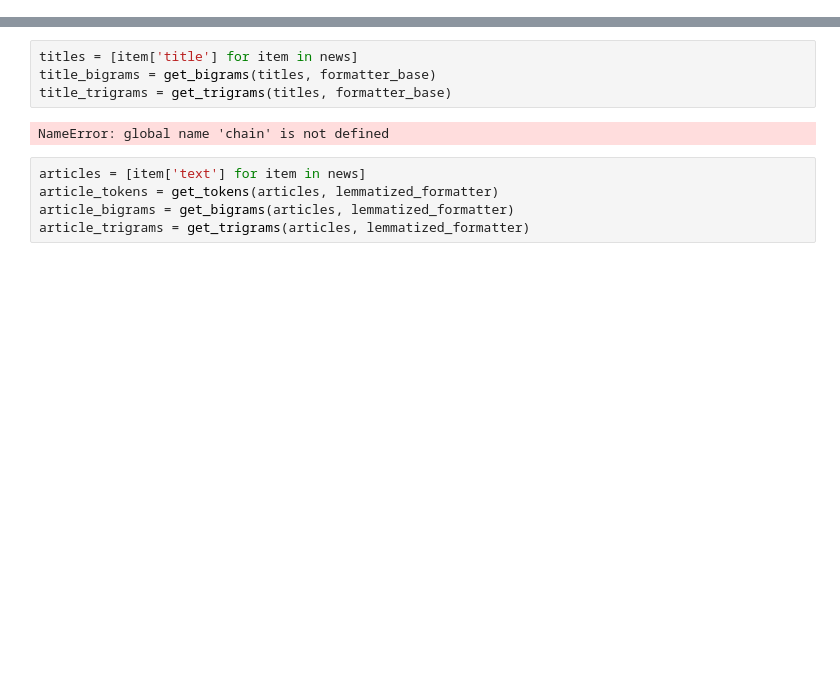
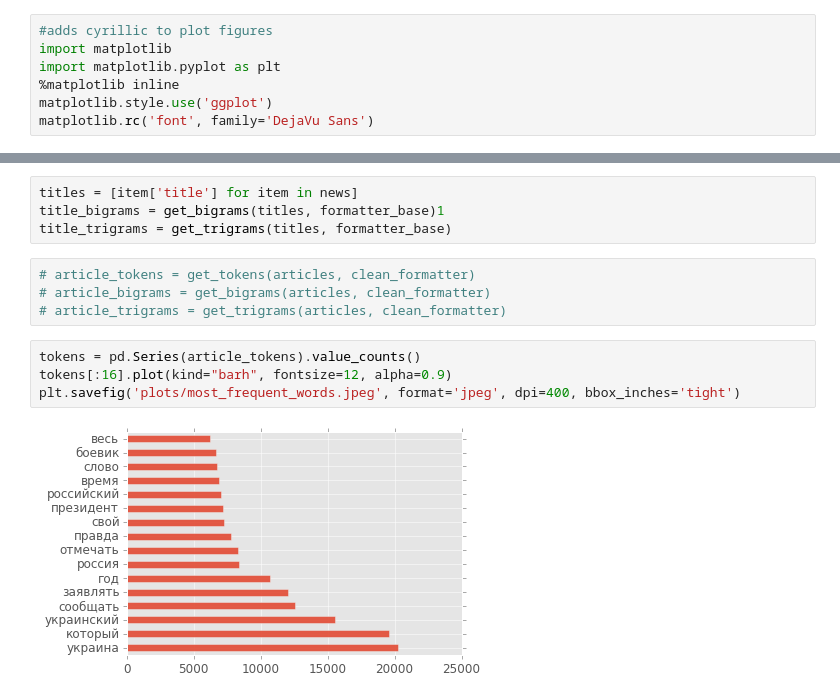
Before and after one commit to frutik/NewsAnalysis, a Jupyter notebook: NewsAnalysis.ipynb, the cells around one changed output, grey strips where cells are left out. Drawn from its saved outputs; the diff is of its cells as text; blank space fills up the shorter version.

Commit message:
Fixed tokenization

```diff
--- a/NewsAnalysis.ipynb
+++ b/NewsAnalysis.ipynb
@@ -25,3 +19,10 @@ mystem = Mystem()
 %load_ext autoreload
 %autoreload 2
+# %%
+#adds cyrillic to plot figures
+import matplotlib
+import matplotlib.pyplot as plt
+%matplotlib inline
+matplotlib.style.use('ggplot')
+matplotlib.rc('font', family='DejaVu Sans')
 # %%
@@ -81,11 +101,14 @@ False
 # %%
 titles = [item['title'] for item in news]
-title_bigrams = get_bigrams(titles, formatter_base)
+title_bigrams = get_bigrams(titles, formatter_base)1
 title_trigrams = get_trigrams(titles, formatter_base)
-# %% [output]
-NameError: global name 'chain' is not defined
 # %%
-articles = [item['text'] for item in news]
-article_tokens = get_tokens(articles, lemmatized_formatter)
-article_bigrams = get_bigrams(articles, lemmatized_formatter)
-article_trigrams = get_trigrams(articles, lemmatized_formatter)
+# article_tokens = get_tokens(articles, clean_formatter)
+# article_bigrams = get_bigrams(articles, clean_formatter)
+# article_trigrams = get_trigrams(articles, clean_formatter)
+# %%
+tokens = pd.Series(article_tokens).value_counts()
+tokens[:16].plot(kind="barh", fontsize=12, alpha=0.9)
+plt.savefig('plots/most_frequent_words.jpeg', format='jpeg', dpi=400, bbox_inches='tight')
+# %% [output]
+[figure, added]
```
Also changed, not shown: parts of 9 cells of this notebook, 1 other file.
